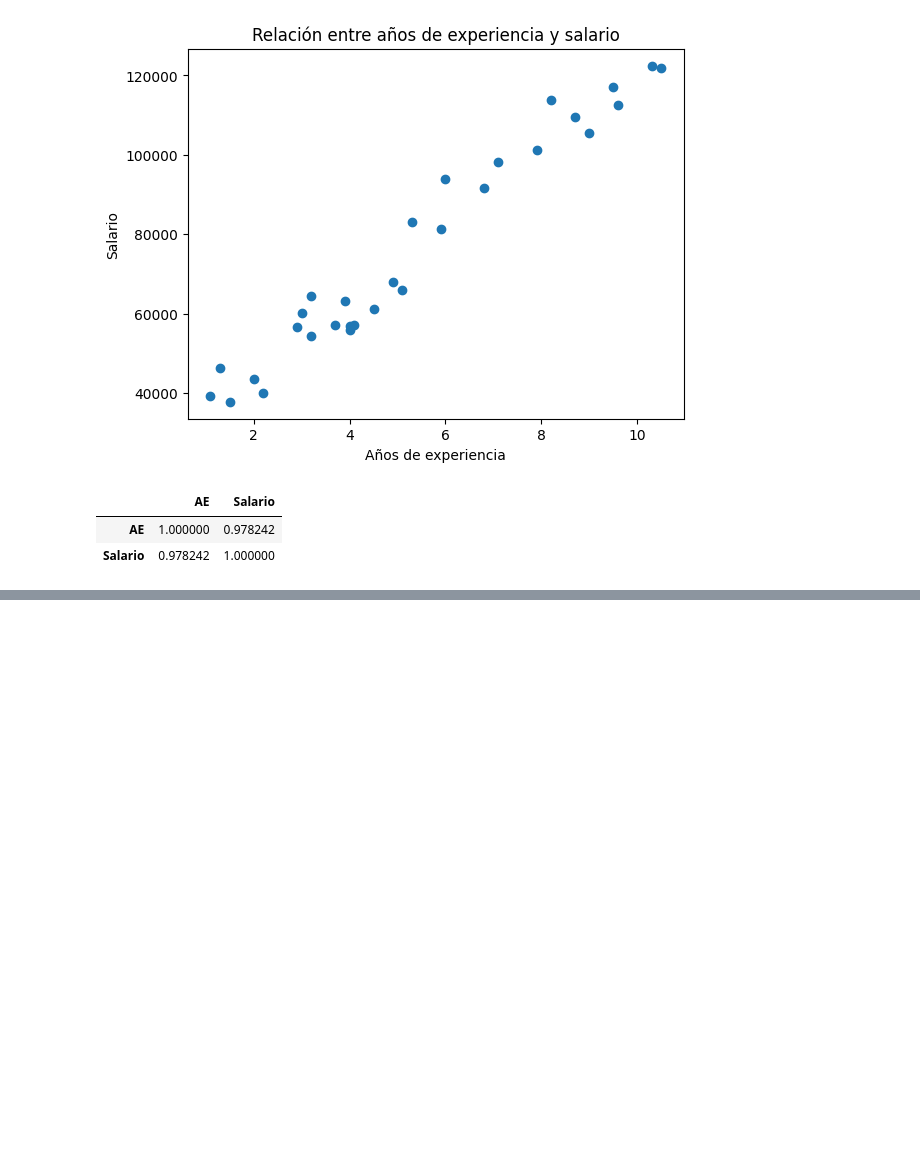
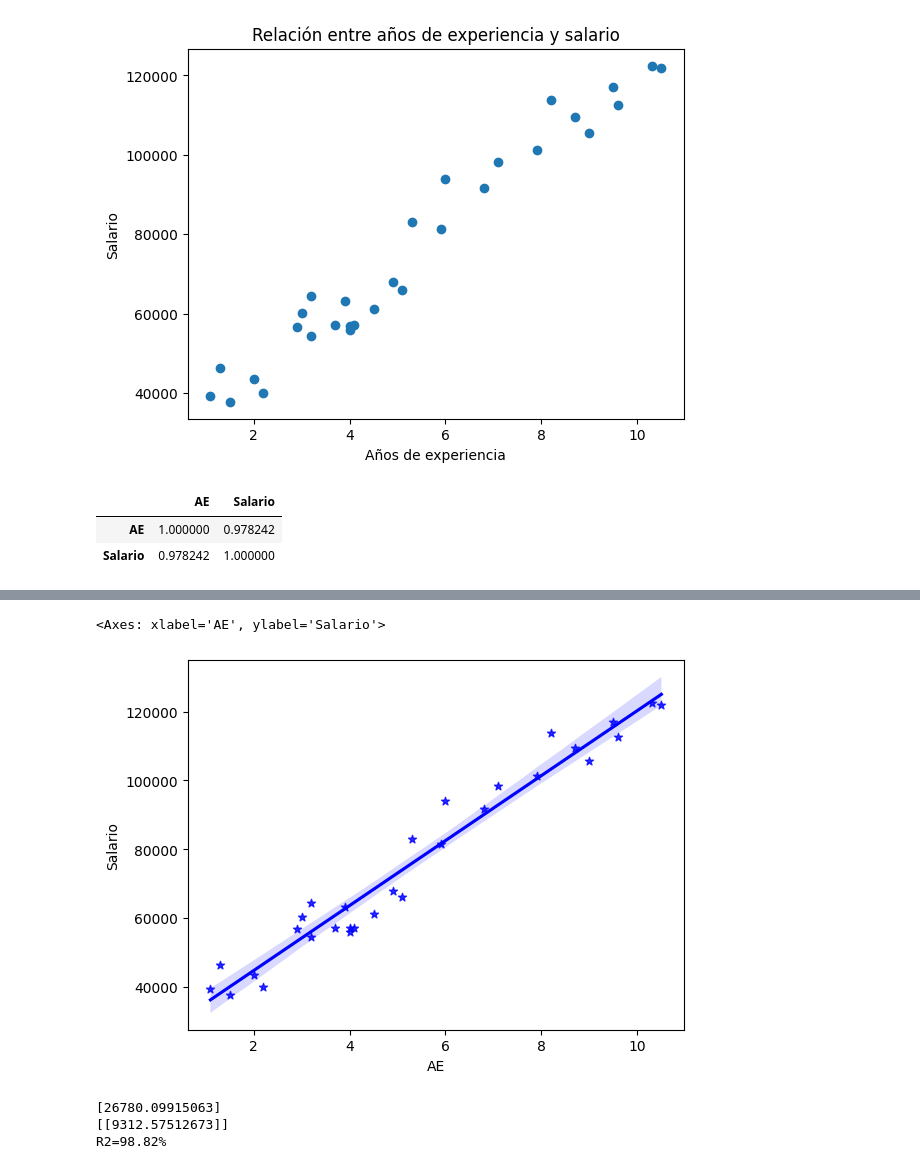
Before and after one commit to d4vhost/MachineLearning, a Jupyter notebook: Salary_Data.ipynb, the cells around one changed output, grey strips where cells are left out. Drawn from its saved outputs; the diff is of its cells as text; code cells hidden in the pictures; blank space fills up the shorter version.

Commit message:
Correccion de la implementacion de Salary_Data con regresion lineal

```diff
--- a/Salary_Data.ipynb
+++ b/Salary_Data.ipynb
@@ -67,0 +70,21 @@ cmap="Set3")
+# %%
+sns.regplot(x='AE', y='Salario', marker='*', color='blue', data=df)
+# %% [output]
+<Axes: xlabel='AE', ylabel='Salario'>
+[figure, added]
+# %%
+x= df.drop(['Salario'], axis=1)
+y= df[['Salario']]
+
+x_train, x_test, y_train, y_test = train_test_split(x, y, test_size=0.2, random_state=0)
+regresion = LinearRegression()
+regresion.fit(x_train, y_train)
+y_pred = regresion.predict(x_test)
+
+print(regresion.intercept_)
+print(regresion.coef_)
+print(f"R2={regresion.score(x_test, y_test):.2%}")
+# %% [output]
+[26780.09915063]
+[[9312.57512673]]
+R2=98.82%
```
Also changed, not shown: parts of 5 cells of this notebook.
